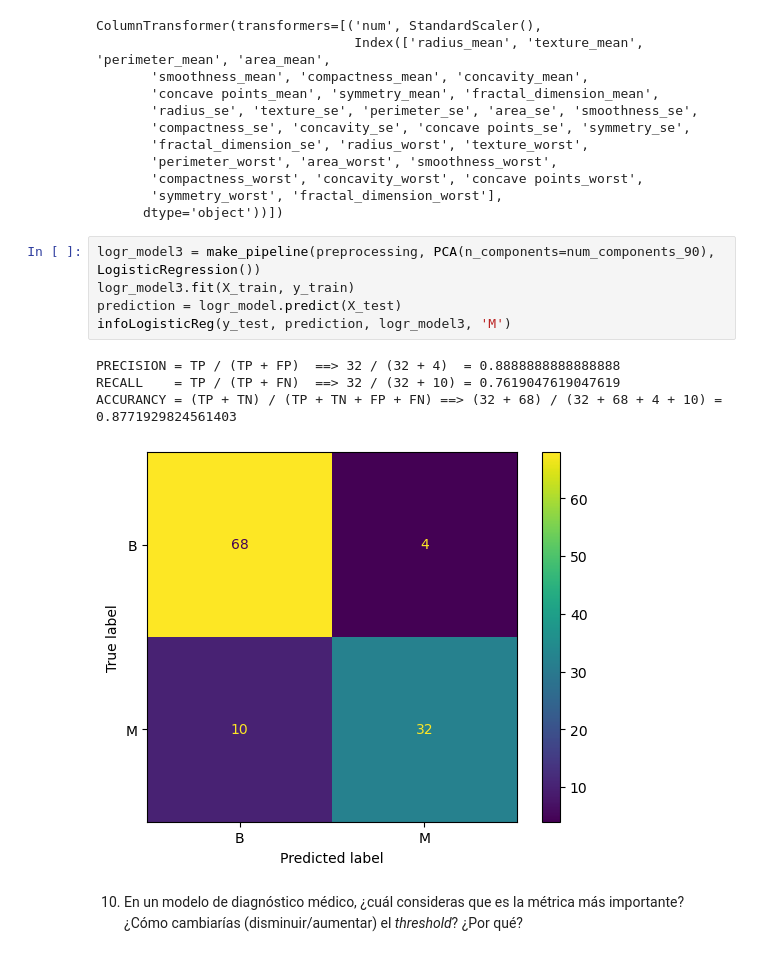
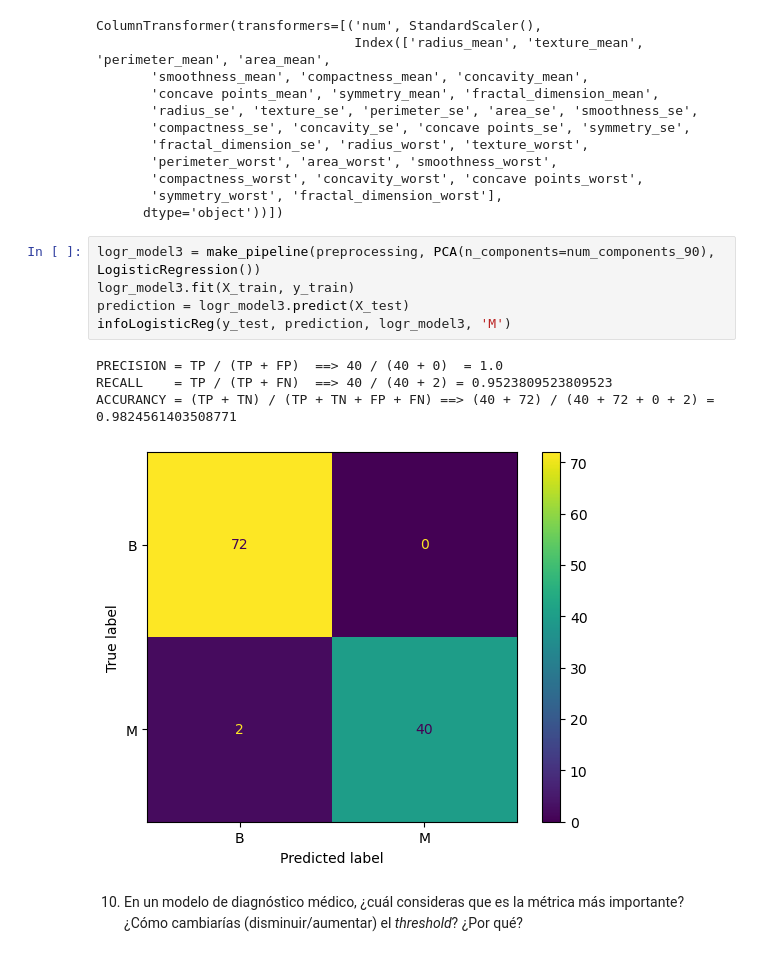
Before and after one commit to alcalderagl/repo-equipo, a Jupyter notebook: Actividad9RLog.ipynb, the cells around one changed output. Drawn from its saved outputs; the diff is of its cells as text.

```diff
--- a/Actividad9RLog.ipynb
+++ b/Actividad9RLog.ipynb
@@ -691,12 +691,12 @@ ColumnTransformer(transformers=[('num', StandardScaler(),
 # %%
 logr_model3 = make_pipeline(preprocessing, PCA(n_components=num_components_90), LogisticRegression())
 logr_model3.fit(X_train, y_train)
-prediction = logr_model.predict(X_test)
+prediction = logr_model3.predict(X_test)
 infoLogisticReg(y_test, prediction, logr_model3, 'M')
 # %% [output]
-PRECISION = TP / (TP + FP)  ==> 32 / (32 + 4)  = 0.8888888888888888
-RECALL    = TP / (TP + FN)  ==> 32 / (32 + 10) = 0.7619047619047619
-ACCURANCY = (TP + TN) / (TP + TN + FP + FN) ==> (32 + 68) / (32 + 68 + 4 + 10) = 0.8771929824561403
+PRECISION = TP / (TP + FP)  ==> 40 / (40 + 0)  = 1.0
+RECALL    = TP / (TP + FN)  ==> 40 / (40 + 2) = 0.9523809523809523
+ACCURANCY = (TP + TN) / (TP + TN + FP + FN) ==> (40 + 72) / (40 + 72 + 0 + 2) = 0.9824561403508771
-[figure, old version]
+[figure, new version]
 # %% [markdown]
 10. En un modelo de diagnóstico médico, ¿cuál consideras que es la métrica más importante? ¿Cómo cambiarías (disminuir/aumentar) el *threshold*? ¿Por qué?
```
Also changed, not shown: parts of 2 cells of this notebook.
